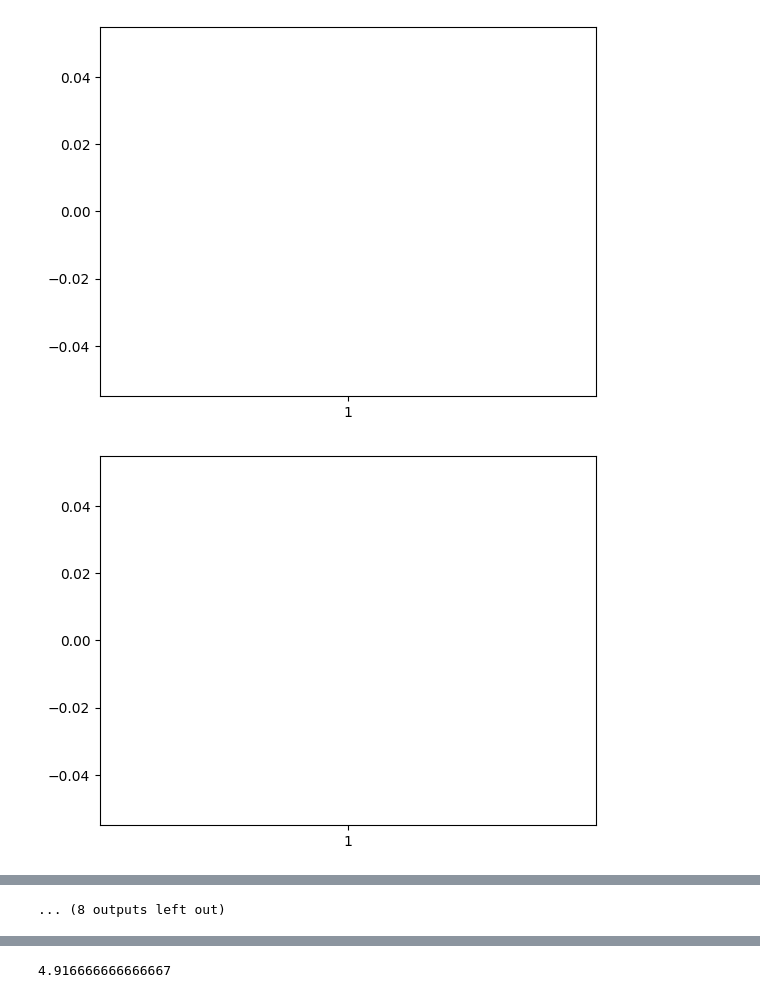
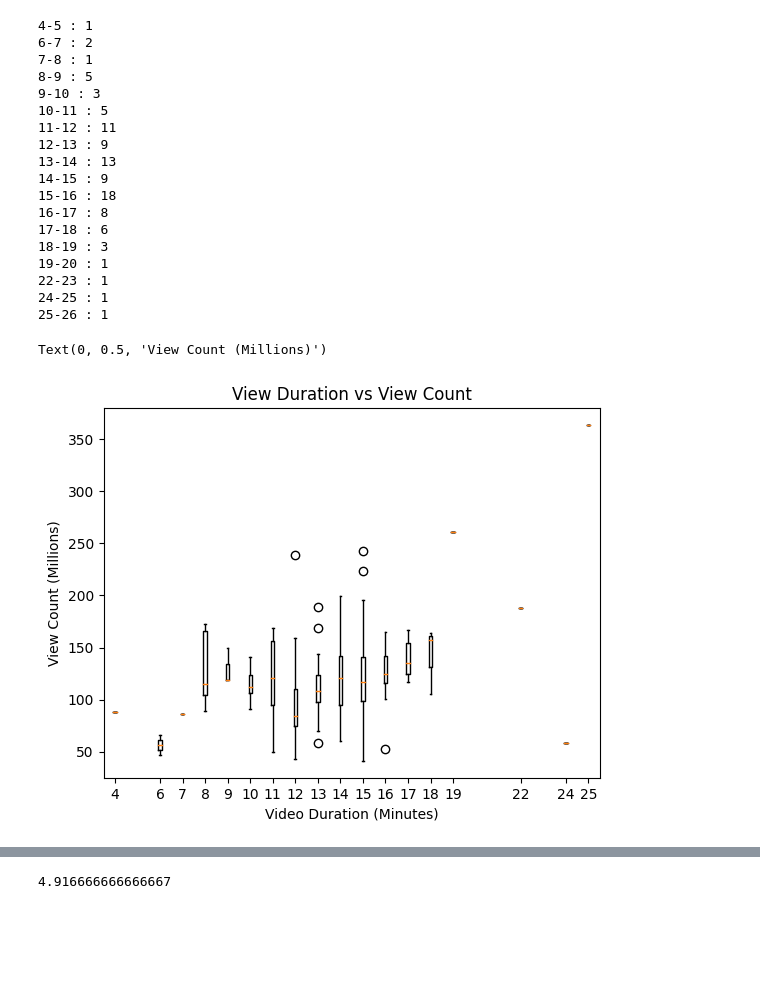
Before and after one commit to fernandez-justin/mr_beast_analysis, a Jupyter notebook: full_video_analysis.ipynb, the cells around one changed output, grey strips where cells are left out. Cells and saved outputs as stored; diff of their text form; code cells hidden in the pictures; blank space fills up the shorter version.

```diff
--- a/full_video_analysis.ipynb
+++ b/full_video_analysis.ipynb
@@ -9,3 +5,0 @@ video_json_2 = open('video_api_data_full\\full_videos_output_51_100.json')
-# %%
-video_data_1 = json.load(video_json_1)
-video_data_2 = json.load(video_json_2)
@@ -112,0 +126,3 @@ df.head()
+# %%
+df.sort_values(by='publishedAt',ascending=False,inplace=True)
+df = df.iloc[0:100,:]
@@ -112,0 +133,9 @@ df.head()
+# %%
+df['I_is_first_in_title'] = df['title'].apply(lambda x: 1 if str.lower(x[0])=='i' else 0)
+df['money_in_title'] = df['title'].apply(lambda x: 1 if "$" in x else 0)
+df['minutes_round'] = np.round(df['minutes'])
+df['longer_than_5_mins'] = df['minutes'].apply(lambda x: 1 if x>5 else 0)
+df['longer_than_10_mins'] = df['minutes'].apply(lambda x: 1 if x>10 else 0)
+df['longer_than_15_mins'] = df['minutes'].apply(lambda x: 1 if x>15 else 0)
+df['longer_than_20_mins'] = df['minutes'].apply(lambda x: 1 if x>20 else 0)
+df['viewCountMillions'] = df['viewCount'] / 1000000
@@ -138,13 +214,39 @@ Text(0, 0.5, 'View Count (Millions)')
 # %%
 avg_count_time_duration = {}
-for a in range(0,20,1):
+fig = plt.figure()
+ax = plt.subplot(111)
+for a in range(3,30,1):
     curr_df = df[(df['minutes']>a)&(df['minutes']<(a+1))]
-    plt.boxplot(curr_df['viewCount'])
-    plt.show()
+    if len(curr_df)!=0:
+        print(f"{a}-{a+1} : {len(curr_df)}")
+        ax.boxplot(curr_df['viewCountMillions'], positions = [a])
+    #plt.boxplot(curr_df['viewCount'])
+    #plt.show()
     #median_count
     #avg_count_time_duration[b] = avg_count
     # if avg_count>0:
     #     print(f"Between {a} and {b} minutes : {avg_count}")
+ax.set_title('View Duration vs View Count')
+ax.set_xlabel('Video Duration (Minutes)')
+ax.set_ylabel('View Count (Millions)')
 # %% [output]
+4-5 : 1
+6-7 : 2
+7-8 : 1
+8-9 : 5
+9-10 : 3
+10-11 : 5
+11-12 : 11
+12-13 : 9
+13-14 : 13
+14-15 : 9
+15-16 : 18
+16-17 : 8
+17-18 : 6
+18-19 : 3
+19-20 : 1
+22-23 : 1
+24-25 : 1
+25-26 : 1
+Text(0, 0.5, 'View Count (Millions)')
-[figure, old version]
+[figure, new version]
-[figure, removed]
@@ -161 +252,0 @@ for a in range(0,20,1):
-... (8 outputs left out)
```
Also changed, not shown: parts of 31 cells of this notebook, 18 other files.
